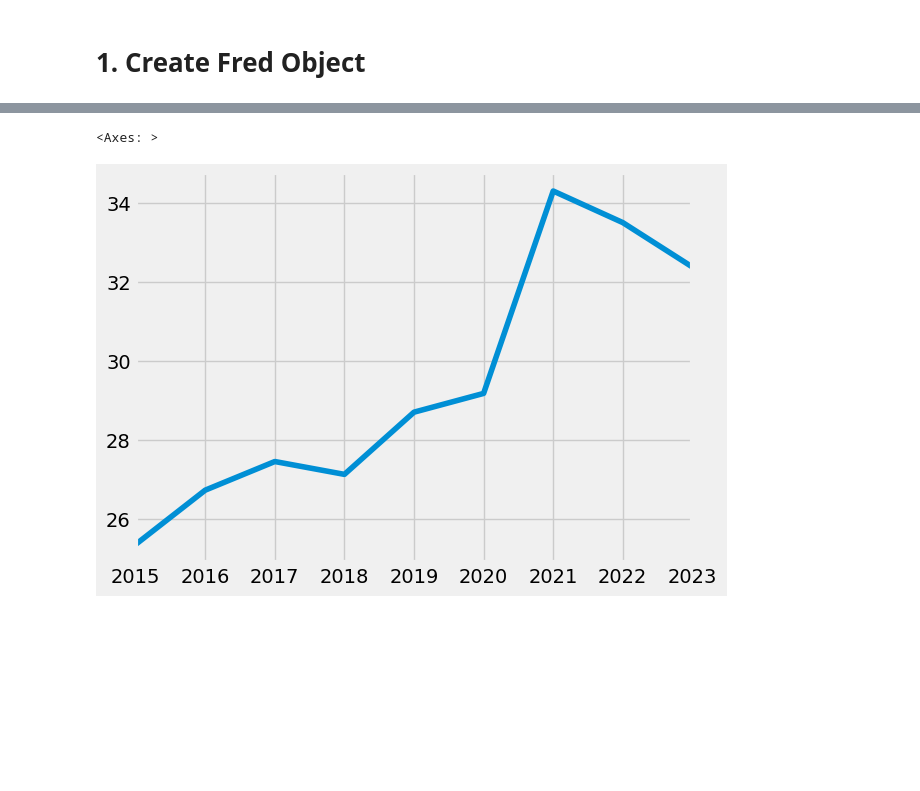
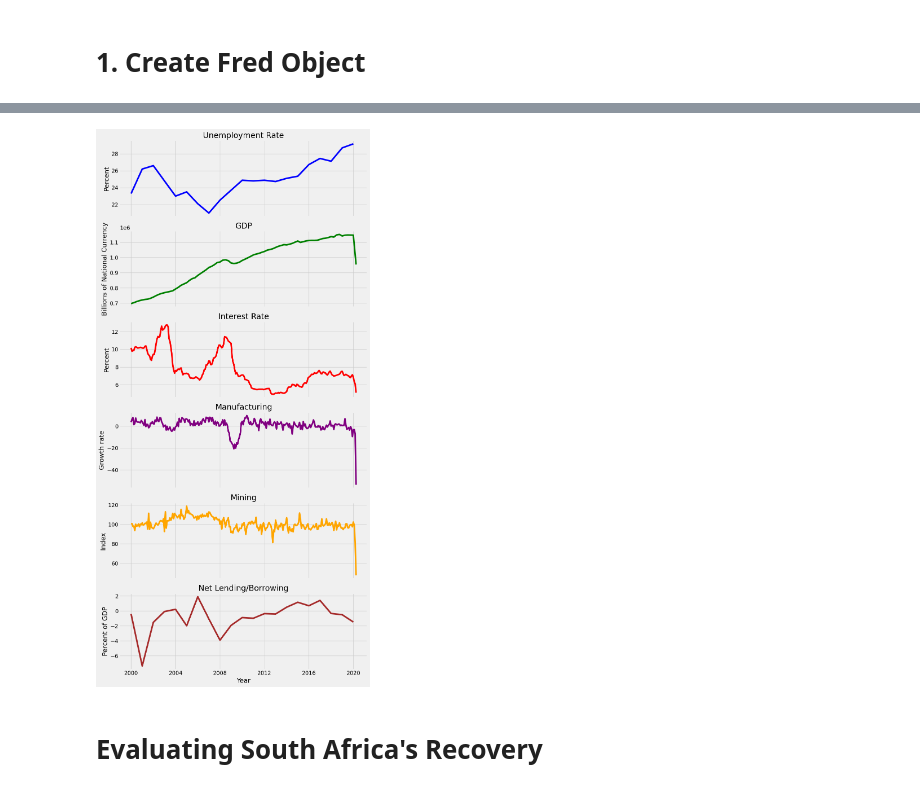
Before and after one commit to l-quincy01/Economic-Data-Analysis, a Jupyter notebook: EconomicEDA.ipynb, the cells around one changed output, grey strips where cells are left out. Cells and saved outputs as stored; diff of their text form; code cells hidden in the pictures; blank space fills up the shorter version.

```diff
--- a/EconomicEDA.ipynb
+++ b/EconomicEDA.ipynb
@@ -89,5 +58,49 @@ sa_gni.plot()
-# %%
-sa_unemploymentRate.plot()
-# %% [output]
-<Axes: >
-[figure, removed]
+# %%
+#create economic indicatos objects
+
+unemployment = fred.get_series('LRUN64TTZAA156S', observation_start='2000-01-01', observation_end='2020-04-01')
+gdp = fred.get_series('NGDPRSAXDCZAQ', observation_start='2000-01-01', observation_end='2020-04-01')
+interest_rate = fred.get_series('IR3TIB01ZAM156N', observation_start='2000-01-01', observation_end='2020-04-01')
+manufacturing = fred.get_series('ZAFPRMNTO01GYSAM', observation_start='2000-01-01', observation_end='2020-04-01')
+mining = fred.get_series('ZAFPRMITO01IXOBSAM', observation_start='2000-01-01', observation_end='2020-04-01')
+net_lending_borrowing = fred.get_series('ZAFBFDBP6GDPPT', observation_start='2000-01-01', observation_end='2020-04-01')
+# %%
+#Display series
+
+fig, axes = plt.subplots(6, 1, figsize=(10, 20), sharex=True)
+
+# Plot each series
+axes[0].plot(unemployment.index, unemployment, color='blue')
+axes[0].set_title('Unemployment Rate')
+axes[0].set_ylabel('Percent')
+
+axes[1].plot(gdp.index, gdp, color='green')
+axes[1].set_title('GDP')
+axes[1].set_ylabel('Billions of National Currency')
+
+axes[2].plot(interest_rate.index, interest_rate, color='red')
+axes[2].set_title('Interest Rate')
+axes[2].set_ylabel('Percent')
+
+axes[3].plot(manufacturing.index, manufacturing, color='purple')
+axes[3].set_title('Manufacturing')
+axes[3].set_ylabel('Growth rate')
+
+axes[4].plot(mining.index, mining, color='orange')
+axes[4].set_title('Mining')
+axes[4].set_ylabel('Index')
+
+axes[5].plot(net_lending_borrowing.index, net_lending_borrowing, color='brown')
+axes[5].set_title('Net Lending/Borrowing')
+axes[5].set_ylabel('Percent of GDP')
+
+# Add a shared X-label
+plt.xlabel('Year')
+plt.tight_layout()
+
+# Display the plots
+plt.show()
+# %% [output]
+[figure, added]
+# %% [markdown]
+# Evaluating South Africa's Recovery
```
Also changed, not shown: parts of 20 cells of this notebook.
